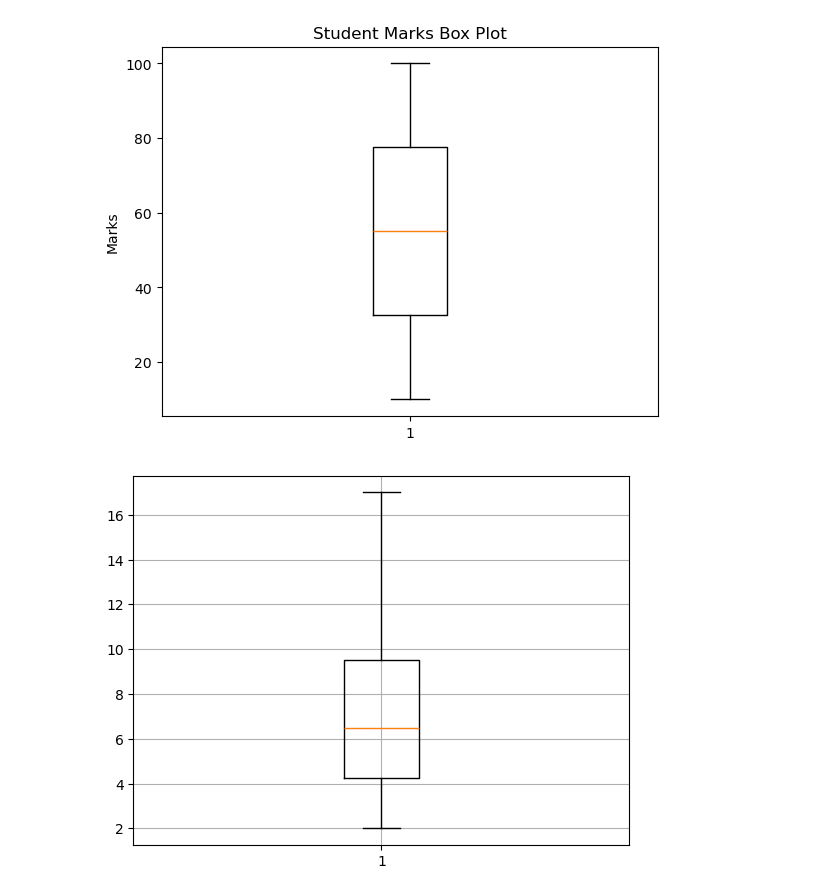
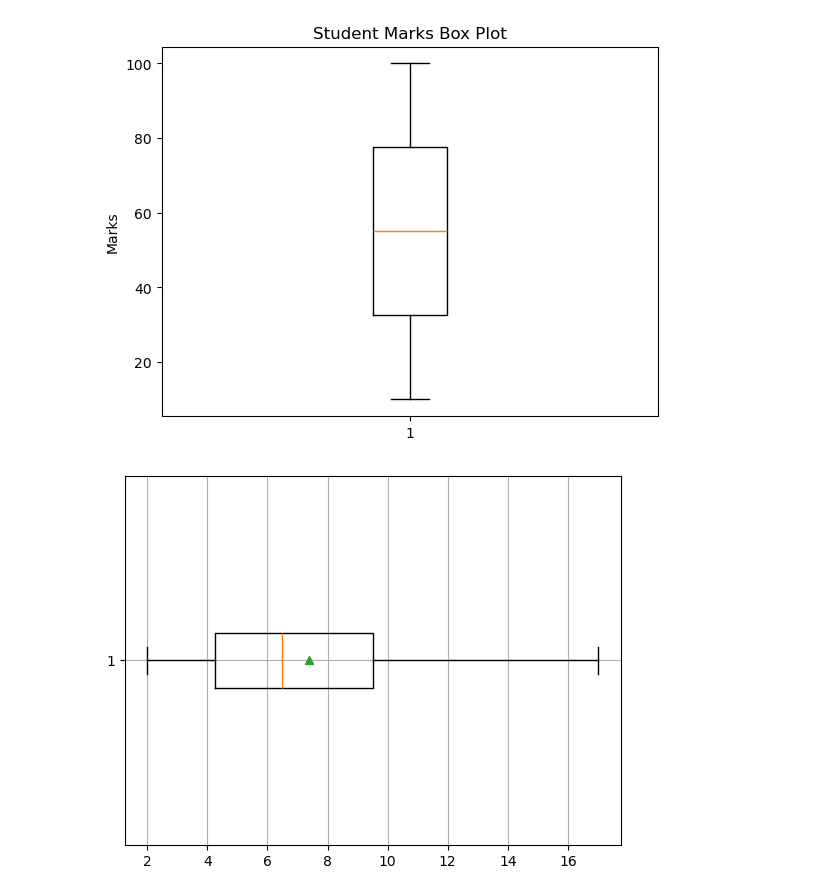
Before and after one commit to yenare-vaibhavi-30/ai-ml-learning-journey, a Jupyter notebook: Data Visualization/matplotlib_tutorial.ipynb, the cells around one changed output. Saved outputs shown, nothing was run; the diff lists cells and outputs as text; code cells hidden in the pictures.

```diff
--- a/Data Visualization/matplotlib_tutorial.ipynb
+++ b/Data Visualization/matplotlib_tutorial.ipynb
@@ -391,8 +391,8 @@ plt.show()
 # %%
 # Plot Box
 
 data = [2, 2, 4, 5, 6, 7, 8, 10, 13, 17]
-plt.boxplot(data)
+plt.boxplot(data, vert=False, showmeans=True)
 plt.grid(True)
 # %% [output]
-[figure, old version]
+[figure, new version]
```
Also changed, not shown: 1 other file.
